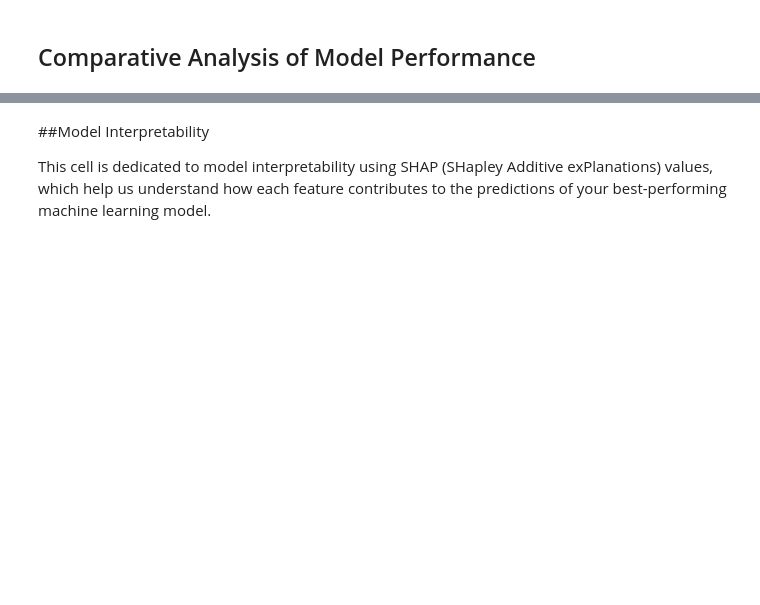
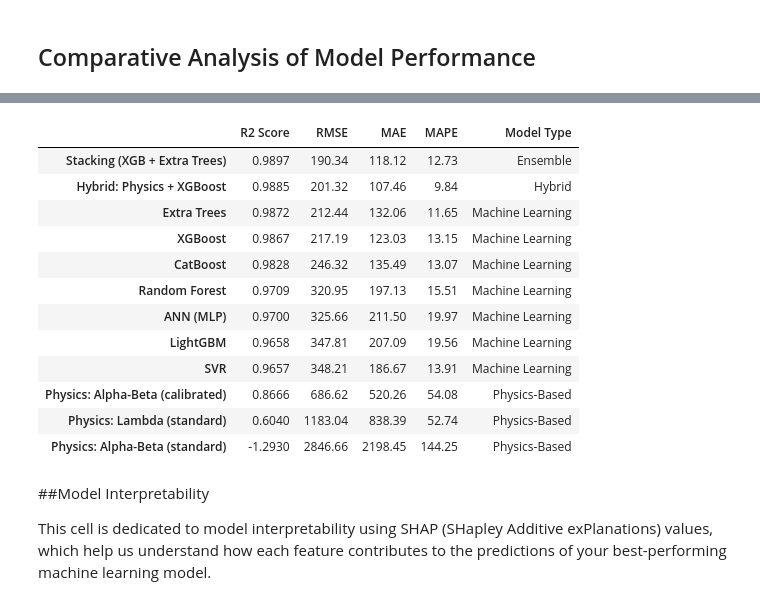
Before and after one commit to gitbidec6/Machine-Learning-Works, a Jupyter notebook: PGeoML.ipynb, the cells around one changed output, grey strips where cells are left out. Drawn from its saved outputs; the diff is of its cells as text; code cells hidden in the pictures; blank space fills up the shorter version.

```diff
--- a/PGeoML.ipynb
+++ b/PGeoML.ipynb
@@ -238,7 +245,7 @@ Plot 'Pairwise Distribution of Input and Output Variables' saved to regression_p
 Box Plots and Violin Plots: this cell provides a comprehensive visual overview of the numerical features' central tendency, spread, skewness, and potential outliers, first with traditional box plots and then with more detailed violin plots.
 # %%
 # Select numerical input variables (all columns in X are now numerical)
-input_numerical_cols = X.columns.tolist()
+input_numerical_cols = Xnew.columns.tolist()
 
 if not input_numerical_cols:
     print("No numerical input variables found for plotting box and violin plots.")
@@ -251,7 +258,7 @@ else:
     axes_box = axes_box.flatten()
 
     for i, col in enumerate(input_numerical_cols):
-        sns.boxplot(y=X[col], ax=axes_box[i])
+        sns.boxplot(y=Xnew[col], ax=axes_box[i])  # Used Xnew to capture engineered data
         axes_box[i].set_title(f'Box Plot of {col}')
         axes_box[i].set_ylabel('') # Hide y-label for cleaner look if title is descriptive
         axes_box[i].set_xlabel('')
@@ -269,7 +276,7 @@ else:
     axes_violin = axes_violin.flatten()
 
     for i, col in enumerate(input_numerical_cols):
-        sns.violinplot(y=X[col], ax=axes_violin[i])
+        sns.violinplot(y=Xnew[col], ax=axes_violin[i]) # Used Xnew to capture engineered data
         axes_violin[i].set_title(f'Violin Plot of {col}')
         axes_violin[i].set_ylabel('') # Hide y-label for cleaner look if title is descriptive
         axes_violin[i].set_xlabel('')
@@ -734,14 +853,2 @@ Plot 'Physics-Based (Interaction): Actual vs. Predicted Values' saved to regress
 # %% [markdown]
 ## Comparative Analysis of Model Performance
-# %%
-print("--- Comparing all Model Performances ---")
-
-# Add a 'Model Type' column to differentiate
-performance_df['Model Type'] = 'Machine Learning'
-physics_performance_df['Model Type'] = 'Physics-Based'
-
-# Combine the two dataframes
-all_models_performance = pd.concat([performance_df, physics_performance_df])
-
-# Display the combined summary, sorted by R2 Score
-display(all_models_performance.sort_values(by='R2 Score', ascending=False))
@@ -761,0 +855,38 @@ display(all_models_performance.sort_values(by='R2 Score', ascending=False))
+# %%
+import pandas as pd
+
+ml_df      = performance_df[['R2 Score','RMSE','MAE','MAPE']].copy()
+ml_df['Model Type'] = 'Machine Learning'
+
+physics_df = physics_performance_df[['R2 Score','RMSE','MAE','MAPE']].copy()
+physics_df['Model Type'] = 'Physics-Based'
+
+hybrid_df  = pd.DataFrame({
+    'R2 Score':   [hybrid_metrics['R2 Score']],
+    'RMSE':       [hybrid_metrics['RMSE']],
+    'MAE':        [hybrid_metrics['MAE']],
+    'MAPE':       [hybrid_metrics['MAPE']],
+    'Model Type': ['Hybrid'],
+}, index=['Hybrid: Physics + XGBoost'])
+
+stack_df = pd.DataFrame({
+    'R2 Score':   [stacking_metrics['R2 Score']],
+    'RMSE':       [stacking_metrics['RMSE']],
+    'MAE':        [stacking_metrics['MAE']],
+    'MAPE':       [stacking_metrics['MAPE']],
+    'Model Type': ['Ensemble'],
+}, index=['Stacking (XGB + Extra Trees)'])
+all_models_performance = pd.concat([ml_df, physics_df, hybrid_df, stack_df])
+all_models_performance = all_models_performance.sort_values('R2 Score', ascending=False)
+
+print("--- Full Model Performance Comparison ---")
+print(all_models_performance.round(4).to_string())
+
+display(
+    all_models_performance
+    .style
+    .highlight_max(subset=['R2 Score'], color='#d4edda')
+    .highlight_min(subset=['RMSE','MAE','MAPE'], color='#d4edda')
+    .format({'R2 Score':'{:.4f}','RMSE':'{:.2f}','MAE':'{:.2f}','MAPE':'{:.2f}'})
+)
+# %% [output]
@@ -762,3 +907,16 @@ display(all_models_performance.sort_values(by='R2 Score', ascending=False))
+|  | R2 Score | RMSE | MAE | MAPE | Model Type |
+| Stacking (XGB + Extra Trees) | 0.9897 | 190.34 | 118.12 | 12.73 | Ensemble |
+| Hybrid: Physics + XGBoost | 0.9885 | 201.32 | 107.46 | 9.84 | Hybrid |
+| Extra Trees | 0.9872 | 212.44 | 132.06 | 11.65 | Machine Learning |
+| XGBoost | 0.9867 | 217.19 | 123.03 | 13.15 | Machine Learning |
+| CatBoost | 0.9828 | 246.32 | 135.49 | 13.07 | Machine Learning |
+| Random Forest | 0.9709 | 320.95 | 197.13 | 15.51 | Machine Learning |
+| ANN (MLP) | 0.9700 | 325.66 | 211.50 | 19.97 | Machine Learning |
+| LightGBM | 0.9658 | 347.81 | 207.09 | 19.56 | Machine Learning |
+| SVR | 0.9657 | 348.21 | 186.67 | 13.91 | Machine Learning |
+| Physics: Alpha-Beta (calibrated) | 0.8666 | 686.62 | 520.26 | 54.08 | Physics-Based |
+| Physics: Lambda (standard) | 0.6040 | 1183.04 | 838.39 | 52.74 | Physics-Based |
+| Physics: Alpha-Beta (standard) | -1.2930 | 2846.66 | 2198.45 | 144.25 | Physics-Based |
 # %% [markdown]
 ##Model Interpretability
 
```
Also changed, not shown: parts of 29 cells of this notebook.
